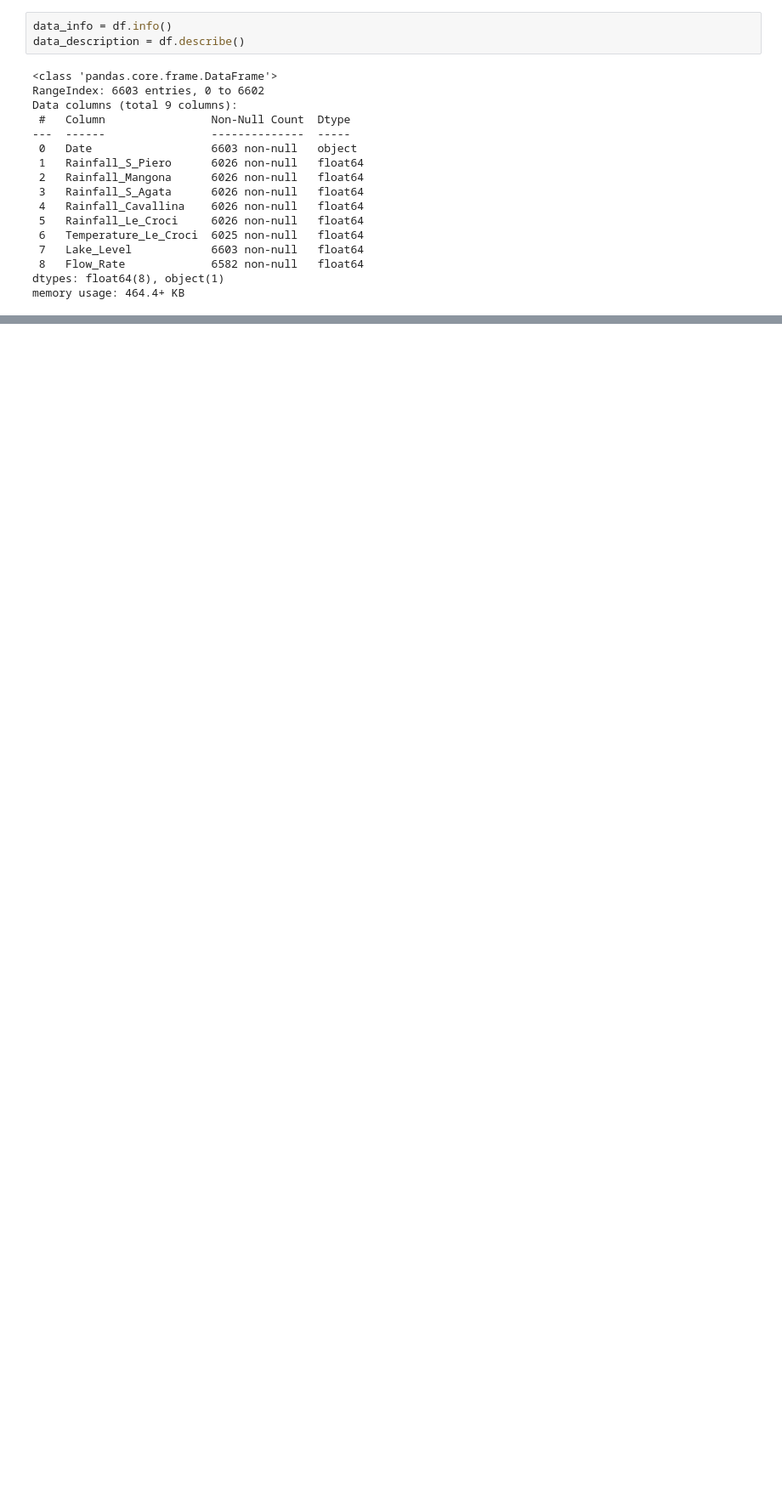
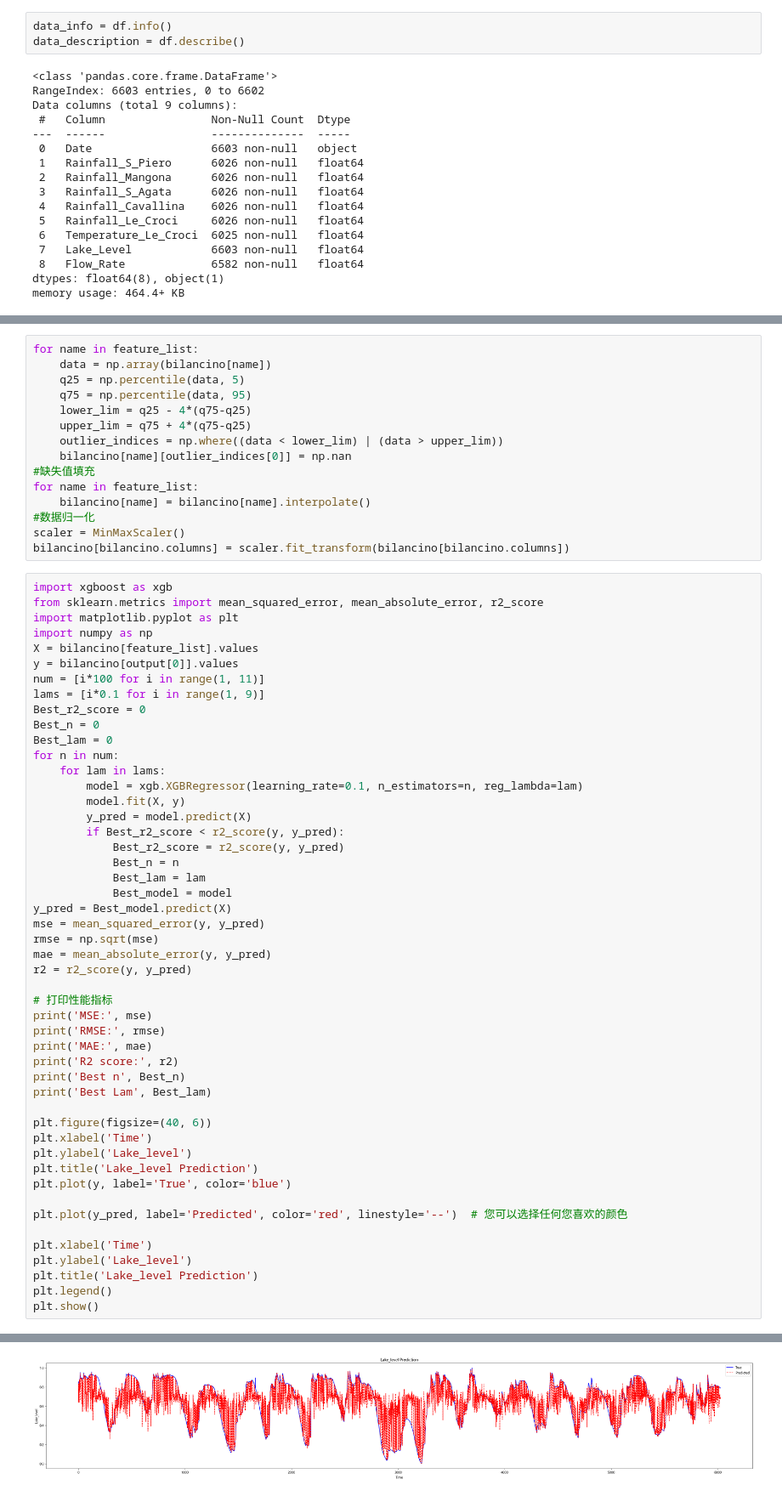
Before and after one commit to ZhouXiinlei/ml_WaterAnalytics, a Jupyter notebook: Lake_Bilancino_Process.ipynb, the cells around one changed output, grey strips where cells are left out. Shown at 85% size. Drawn from its saved outputs; the diff is of its cells as text; blank space fills up the shorter version.

```diff
--- a/Lake_Bilancino_Process.ipynb
+++ b/Lake_Bilancino_Process.ipynb
@@ -493,0 +98,65 @@ plt.show()
+# %%
+for name in feature_list:
+    data = np.array(bilancino[name])
+    q25 = np.percentile(data, 5)
+    q75 = np.percentile(data, 95)
+    lower_lim = q25 - 4*(q75-q25)
+    upper_lim = q75 + 4*(q75-q25)
+    outlier_indices = np.where((data < lower_lim) | (data > upper_lim))
+    bilancino[name][outlier_indices[0]] = np.nan
+#缺失值填充
+for name in feature_list:
+    bilancino[name] = bilancino[name].interpolate()
+#数据归一化
+scaler = MinMaxScaler()
+bilancino[bilancino.columns] = scaler.fit_transform(bilancino[bilancino.columns])
+# %%
+import xgboost as xgb
+from sklearn.metrics import mean_squared_error, mean_absolute_error, r2_score
+import matplotlib.pyplot as plt
+import numpy as np
+X = bilancino[feature_list].values
+y = bilancino[output[0]].values
+num = [i*100 for i in range(1, 11)]
+lams = [i*0.1 for i in range(1, 9)]
+Best_r2_score = 0
+Best_n = 0
+Best_lam = 0
+for n in num:
+    for lam in lams:
+        model = xgb.XGBRegressor(learning_rate=0.1, n_estimators=n, reg_lambda=lam)
+        model.fit(X, y)
+        y_pred = model.predict(X)
+        if Best_r2_score < r2_score(y, y_pred):
+            Best_r2_score = r2_score(y, y_pred)
+            Best_n = n
+            Best_lam = lam
+            Best_model = model
+y_pred = Best_model.predict(X)
+mse = mean_squared_error(y, y_pred)
+rmse = np.sqrt(mse)
+mae = mean_absolute_error(y, y_pred)
+r2 = r2_score(y, y_pred)
+
+# 打印性能指标
+print('MSE:', mse)
+print('RMSE:', rmse)
+print('MAE:', mae)
+print('R2 score:', r2)
+print('Best n', Best_n)
+print('Best Lam', Best_lam)
+
+plt.figure(figsize=(40, 6))
+plt.xlabel('Time')
+plt.ylabel('Lake_level')
+plt.title('Lake_level Prediction')
+plt.plot(y, label='True', color='blue')
+
+plt.plot(y_pred, label='Predicted', color='red', linestyle='--')  # 您可以选择任何您喜欢的颜色
+
+plt.xlabel('Time')
+plt.ylabel('Lake_level')
+plt.title('Lake_level Prediction')
+plt.legend()
+plt.show()
+# %% [output]
@@ -493,0 +169 @@ plt.show()
+[figure, added]
```
Also changed, not shown: parts of 26 cells of this notebook.
